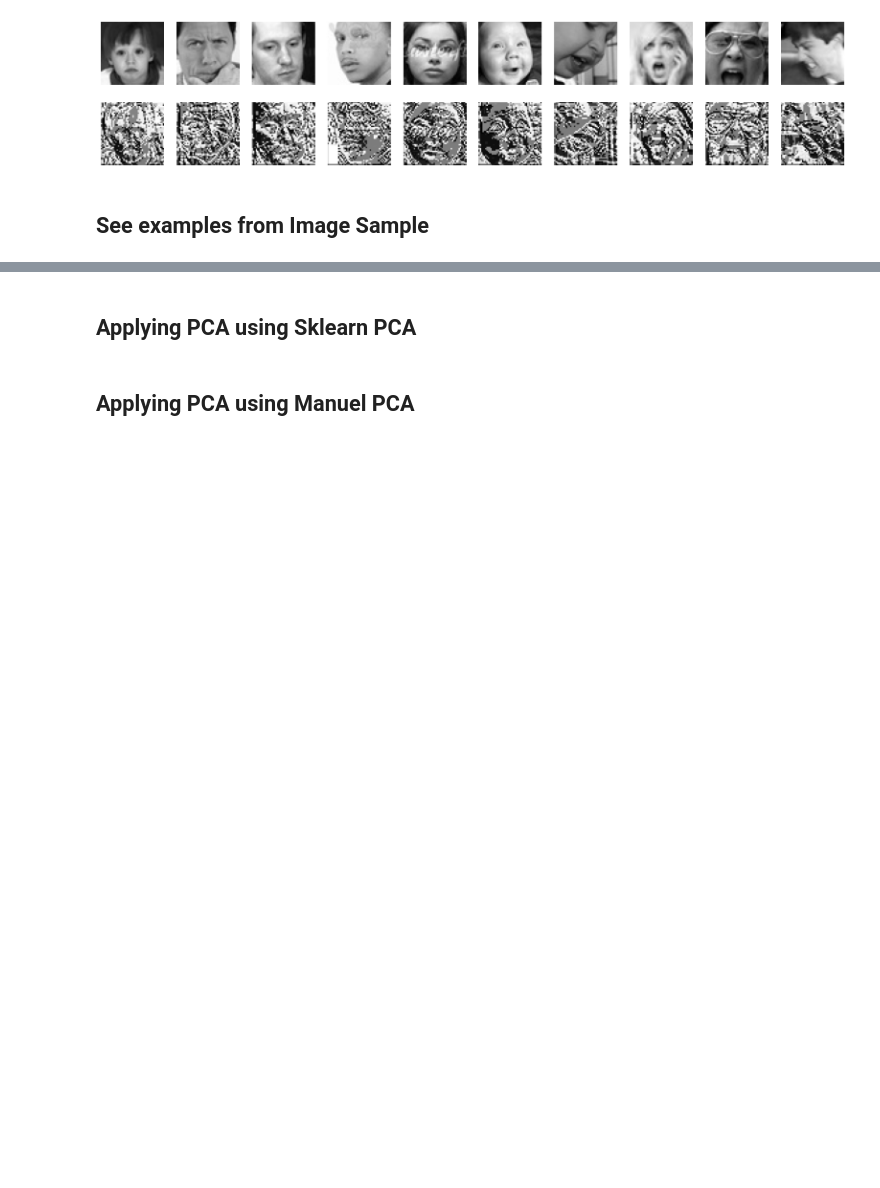
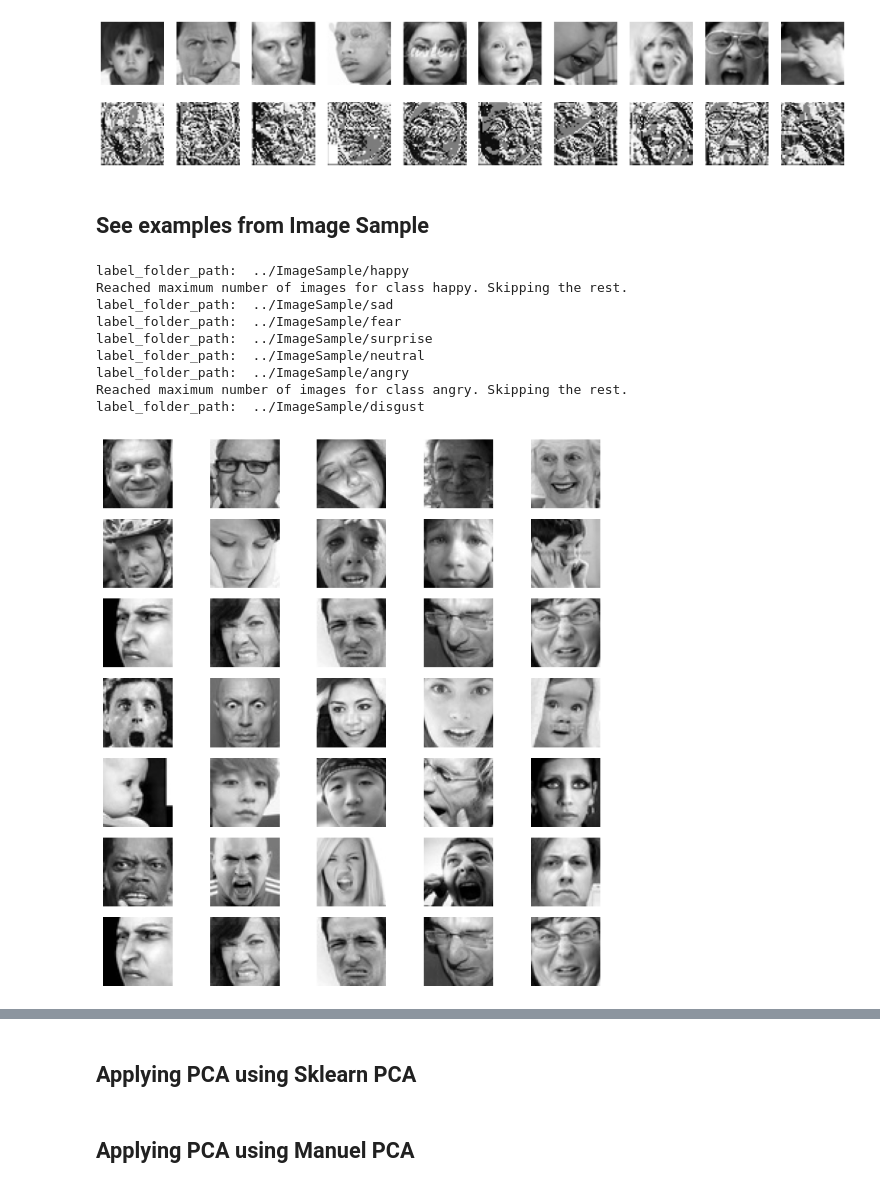
Before and after one commit to MGurcan/FaceEmotionRecognition, a Jupyter notebook: Scripts/ModelEducation/Methods/Method1/method1.ipynb, the cells around one changed output, grey strips where cells are left out. Saved outputs shown, nothing was run; the diff lists cells and outputs as text; code cells hidden in the pictures; blank space fills up the shorter version.

```diff
--- a/Scripts/ModelEducation/Methods/Method1/method1.ipynb
+++ b/Scripts/ModelEducation/Methods/Method1/method1.ipynb
@@ -200,6 +199,36 @@ plt.title('Confusion Matrisi')
 plt.show()
 # %% [markdown]
 ## See examples from Image Sample
+# %%
+path_samle = '../ImageSample'
+images_small, labels_small = load_images_from_folder(path_samle, max_images_per_class = 5, flatten=False)
+
+fig, axes = plt.subplots(nrows=7, ncols=5, figsize=(8, 8))
+
+for row_num, row_ax in enumerate(axes):
+
+    for i, ax in enumerate(row_ax):
+        image_index = 5 * row_num + i
+
+        if image_index >= len(images_small):
+            break
+
+        ax.imshow(images_small[image_index], cmap='gray')
+        ax.axis('off')
+
+plt.tight_layout()
+plt.show()
+# %% [output]
+label_folder_path:  ../ImageSample/happy
+Reached maximum number of images for class happy. Skipping the rest.
+label_folder_path:  ../ImageSample/sad
+label_folder_path:  ../ImageSample/fear
+label_folder_path:  ../ImageSample/surprise
+label_folder_path:  ../ImageSample/neutral
+label_folder_path:  ../ImageSample/angry
+Reached maximum number of images for class angry. Skipping the rest.
+label_folder_path:  ../ImageSample/disgust
+[figure, added]
 # %%
 num_points = 32
 radius = 3
```
Also changed, not shown: parts of 6 cells of this notebook, 2 other files.
